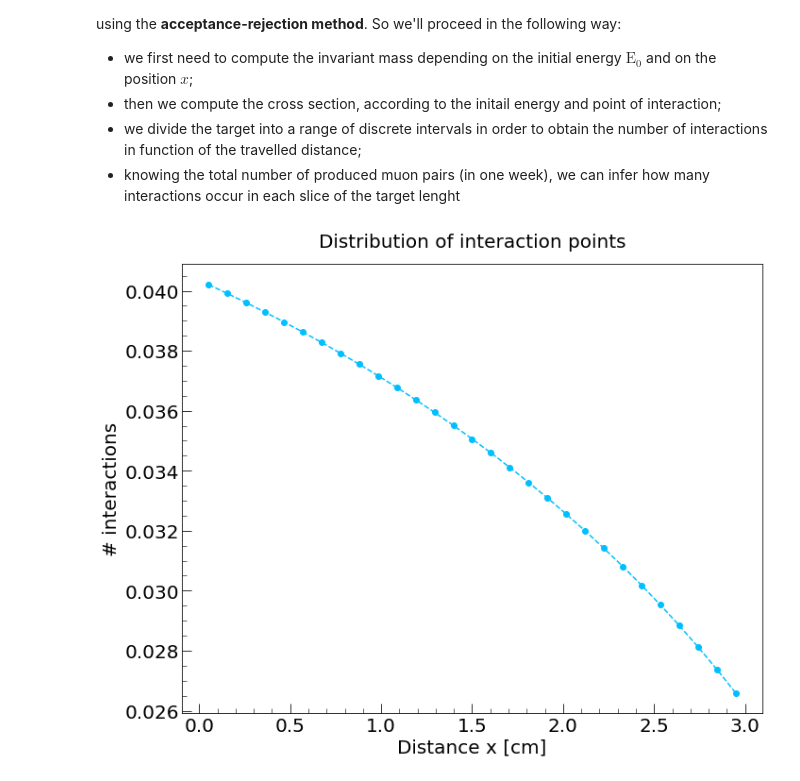
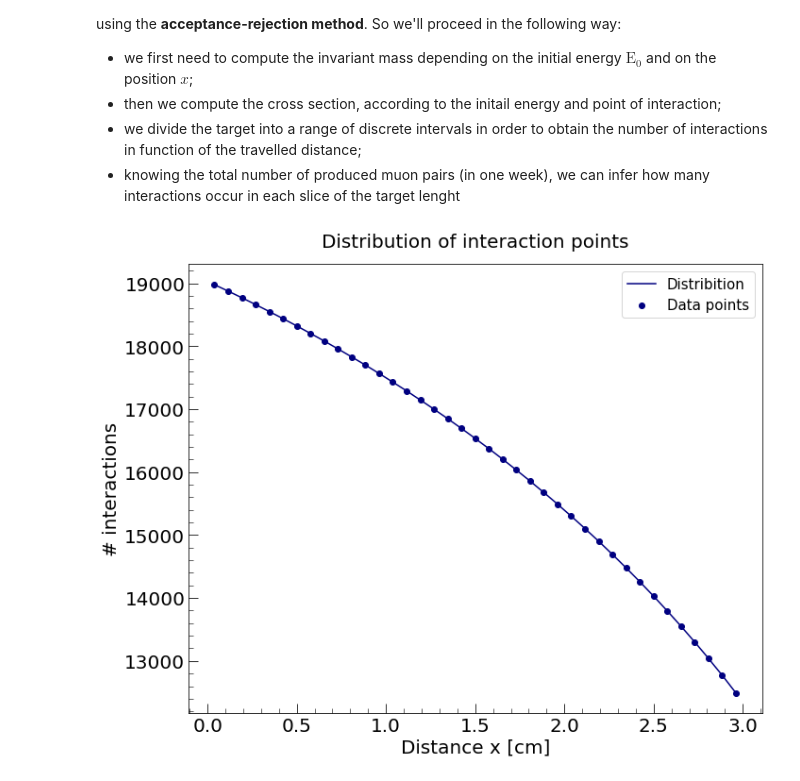
Before and after one commit to vanessacerrone/LEMMA_project, a Jupyter notebook: project.ipynb, the cells around one changed output. Cells and saved outputs as stored; diff of their text form; code cells hidden in the pictures.

```diff
--- a/project.ipynb
+++ b/project.ipynb
@@ -604,7 +604,7 @@ def sigma_att(x,E0):
     return sigma(s_att(x,E0))
 # %%
 E_0 = 49.54 * 1000  # positrons initial energy [MeV]
-n_grid = 30         # number of grid points
+n_grid = 40         # number of grid points
 
 scale = (l/n_grid) *  389.4 * 1e-24 * rho_electrons  # scaling factor and conversion from MeV^-2 to cm^2
 
@@ -612,33 +612,42 @@ points = np.linspace(0,l,n_grid)            # array of grid points
 points = (points[1:] + points [:-1]) / 2    # we take the middle point of each piece
 
 T     = 3600 * 24 * 7                       # seconds in a week
 n_part_tot = T * 10**6                      # number of pairs produced in a week considering f = 10^6 Hz
 
 particles = np.zeros(n_grid)                # initialize array to store number of particles in each interval
 particles[0] = n_part_tot                   # initial number
 
 for i in range(n_grid-1):
     prob = 1 - scale * sigma_att(points[i],E_0)  # probability of not interacting -> used to calculate how many particles
                                                  # can still interact after at a certain distance
     particles[i+1] = particles[i] * prob
 
 n_interactions = particles[:-1] - particles[1:] # subtract the number of particles in interval [i+1] from the one in [i]
 
 # normalize to total number of interactions
-n_interactions = n_interactions / n_interactions.sum()
 
 fig, ax = plt.subplots(1, figsize = (10,8))
 
-ax.plot(points, n_interactions, marker = 'o', color = 'deepskyblue', ls='--')
+# use intep1d to find the distribution for the interaction points
+dist = interp1d(points,n_interactions, fill_value ='extrapolate')
+
+# if we want to find the normalized ditribution we need to divide buìy the sum of the # of interactions
+# n_interactions_nor = n_interactions / n_interactions.sum()
+# dist = interp1d(points,n_interactions,fill_value ='extrapolate")
+
+ax.plot(points, dist(points), color = 'navy',label = 'Distribition')
+ax.scatter(points, n_interactions, marker = 'o', color = 'navy', label = 'Data points')
 
 ax.set_title('Distribution of interaction points' ,fontsize = 20, pad = 18)
 ax.set_xlabel('Distance x [cm]',fontsize = 20)
 ax.set_ylabel('# interactions',fontsize = 20)
 ax.tick_params(axis = 'both', which = 'major', direction = 'in', length = 10, labelsize = 20)
 ax.tick_params(axis = 'both', which = 'minor', direction = 'in', length = 5)
 ax.minorticks_on()
+ax.legend(loc='best', fontsize=15, ncol = 1)
+
 
 fig.tight_layout()
 plt.show()
 # %% [output]
-[figure, old version]
+[figure, new version]
```
Also changed, not shown: parts of 8 cells of this notebook, 2 other files.
